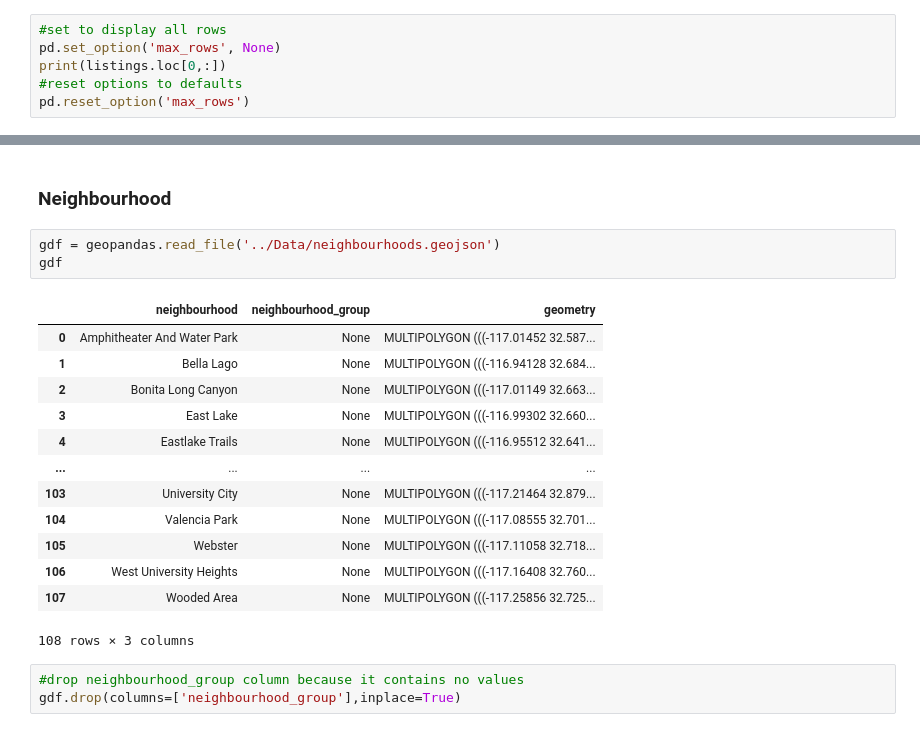
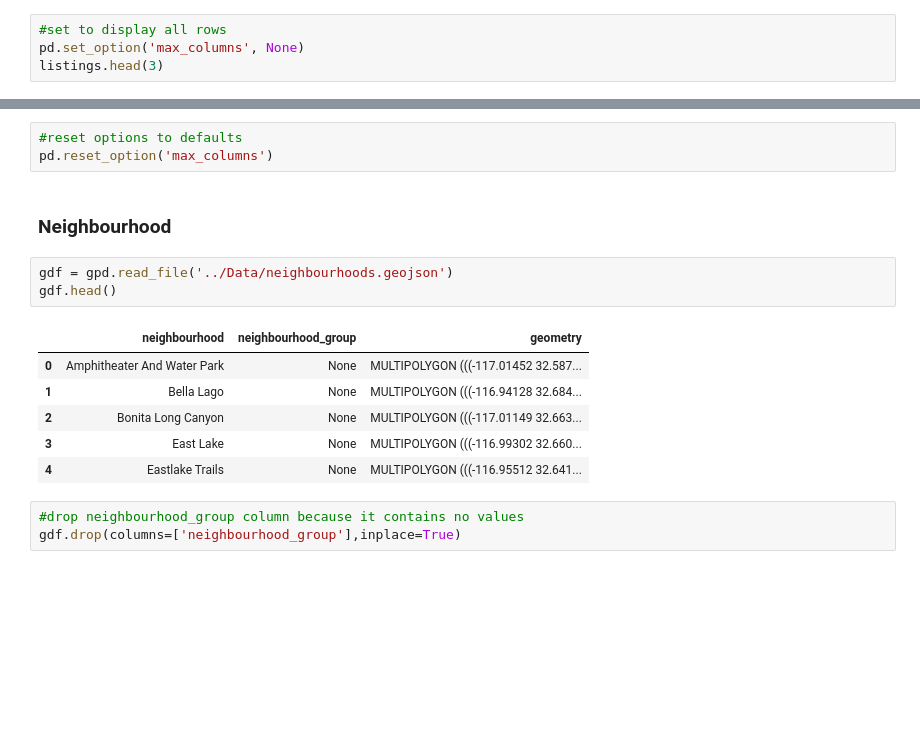
Before and after one commit to Hienquang/AirbnbCapstone, a Jupyter notebook: Notebook/Exploratory Data Analysis.ipynb, the cells around one changed output, grey strips where cells are left out. Saved outputs shown, nothing was run; the diff lists cells and outputs as text; blank space fills up the shorter version.

```diff
--- a/Notebook/Exploratory Data Analysis.ipynb
+++ b/Notebook/Exploratory Data Analysis.ipynb
@@ -46,7 +36,5 @@ listings.head()
 # %%
 #set to display all rows
-pd.set_option('max_rows', None)
-print(listings.loc[0,:])
-#reset options to defaults
-pd.reset_option('max_rows')
+pd.set_option('max_columns', None)
+listings.head(3)
 # %% [output]
@@ -70,22 +45,18 @@ Name: 0, dtype: object
+# %%
+#reset options to defaults
+pd.reset_option('max_columns')
 # %% [markdown]
 ### Neighbourhood
 # %%
-gdf = geopandas.read_file('../Data/neighbourhoods.geojson')
-gdf
+gdf = gpd.read_file('../Data/neighbourhoods.geojson')
+gdf.head()
 # %% [output]
 |  | neighbourhood | neighbourhood_group | geometry |
 | 0 | Amphitheater And Water Park | None | MULTIPOLYGON (((-117.01452 32.587... |
 | 1 | Bella Lago | None | MULTIPOLYGON (((-116.94128 32.684... |
 | 2 | Bonita Long Canyon | None | MULTIPOLYGON (((-117.01149 32.663... |
 | 3 | East Lake | None | MULTIPOLYGON (((-116.99302 32.660... |
 | 4 | Eastlake Trails | None | MULTIPOLYGON (((-116.95512 32.641... |
-| ... | ... | ... | ... |
-| 103 | University City | None | MULTIPOLYGON (((-117.21464 32.879... |
-| 104 | Valencia Park | None | MULTIPOLYGON (((-117.08555 32.701... |
-| 105 | Webster | None | MULTIPOLYGON (((-117.11058 32.718... |
-| 106 | West University Heights | None | MULTIPOLYGON (((-117.16408 32.760... |
-| 107 | Wooded Area | None | MULTIPOLYGON (((-117.25856 32.725... |
-108 rows × 3 columns
 # %%
 #drop neighbourhood_group column because it contains no values
 gdf.drop(columns=['neighbourhood_group'],inplace=True)
```
Also changed, not shown: parts of 13 cells of this notebook.
